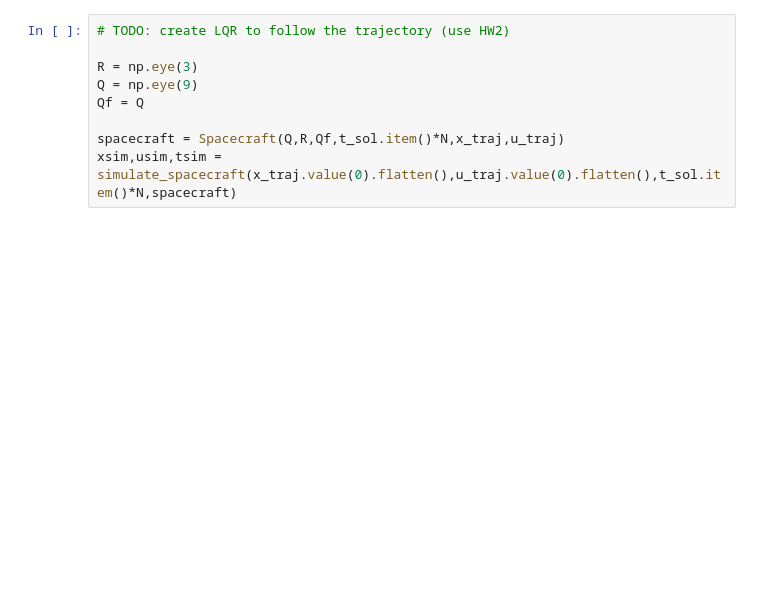
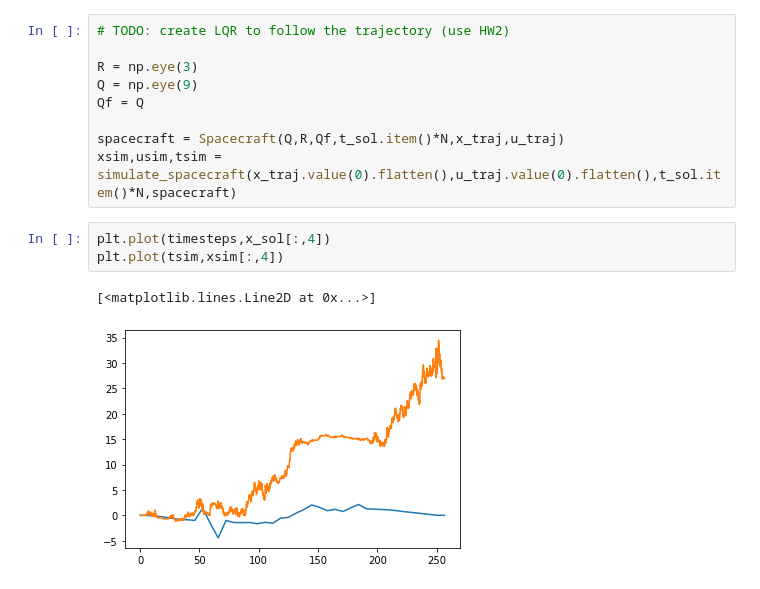
Before and after one commit to DayongTong/MEAM517_Project_Git, a Jupyter notebook: ProjectMain.ipynb, the cells around one changed output. Cells and saved outputs as stored; diff of their text form; blank space fills up the shorter version.

```diff
--- a/ProjectMain.ipynb
+++ b/ProjectMain.ipynb
@@ -320,6 +297,12 @@ Qf = Q
 
 spacecraft = Spacecraft(Q,R,Qf,t_sol.item()*N,x_traj,u_traj)
 xsim,usim,tsim = simulate_spacecraft(x_traj.value(0).flatten(),u_traj.value(0).flatten(),t_sol.item()*N,spacecraft)
+# %%
+plt.plot(timesteps,x_sol[:,4])
+plt.plot(tsim,xsim[:,4])
+# %% [output]
+[<matplotlib.lines.Line2D at 0x...>]
+[figure, added]
 # %%
 # TODO: simulate and animate path, create disturbance in simulation
 plot_util(tsim,xsim,usim,n_x)
```
Also changed, not shown: parts of 13 cells of this notebook, 2 other files.
